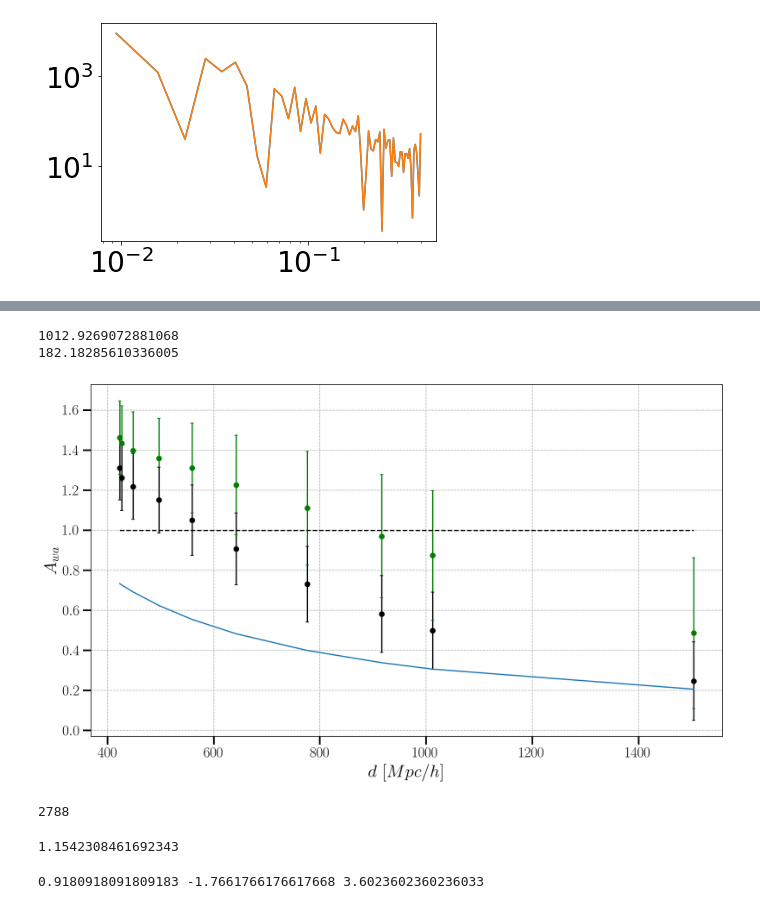
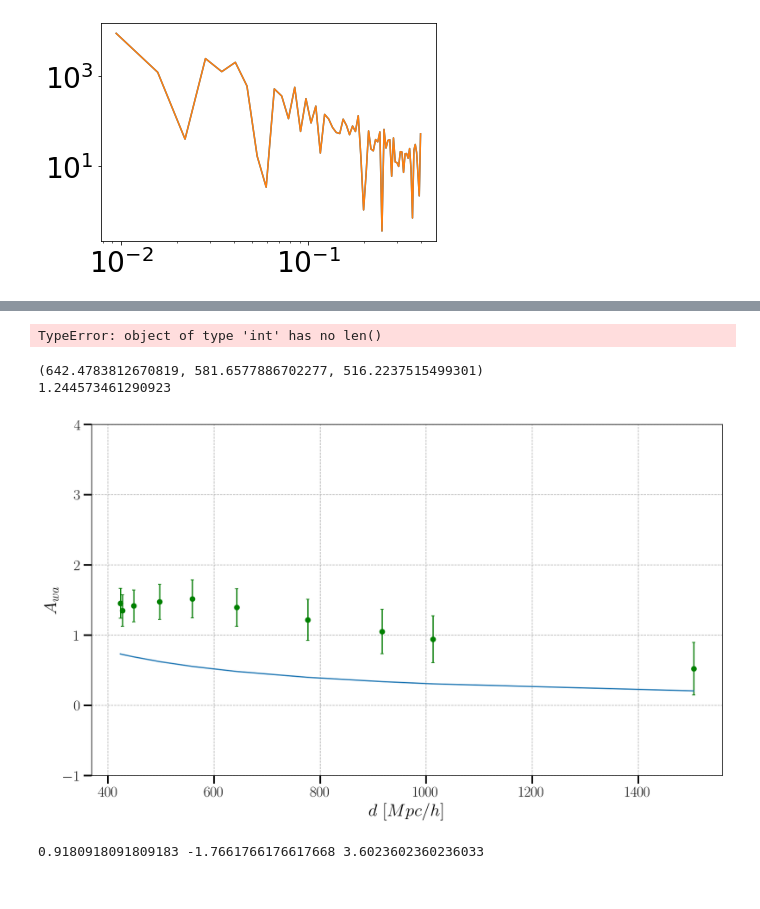
Before and after one commit to craddis1/PkBk, a Jupyter notebook: Notebooks/run_pk.ipynb, the cells around one changed output, grey strips where cells are left out. Drawn from its saved outputs; the diff is of its cells as text; code cells hidden in the pictures.

```diff
--- a/Notebooks/run_pk.ipynb
+++ b/Notebooks/run_pk.ipynb
@@ -239,3 +244,11 @@ Pk_avg,Pk_err,Pk_std = avg_err(pk)
+# %%
+
+sigma = 5
+key = '400'
+use_d = 420
+test=get_chi(1,0,pk_dipo_dfog_wa(k_est,sigma,use_d,0).imag[0:6],Pk_avg[key]['l=1,t=0'].imag[0:6],Pk_std[key]['l=1,t=0'][0:6])
+# %% [output]
+TypeError: object of type 'int' has no len()
 # %%
 def get_chi(A_wa,PP_th,wa_th,data_mean,data_err):
     """calculate chi squared for data..."""
@@ -264,40 +277,42 @@ def get_avg_dist(obs_pos):
     x_unorm , y_unorm , z_unorm = np.meshgrid(conf_space-obs_pos[0], conf_space-obs_pos[1], conf_space-obs_pos[2],indexing='ij')
     conf_norm = np.sqrt(x_unorm**2 + y_unorm**2 + z_unorm**2) # make a unit vector - normalise
     ds = np.where(conf_norm==0,1,conf_norm)
-    return 1/np.mean(1/ds)
+    return 1/np.mean((1/ds)),(1/np.mean((1/ds**2)))**(1/2),(1/np.mean((1/ds**3)))**(1/3)
 
-print(get_avg_dist((500,500,-500)))
+ddd= get_avg_dist((500,500,-100))
+print(ddd)
+print(ddd[0]/ddd[2])
 
 #print(np.sqrt(1000**2+250**2+250**2))
-print((1000**3)/(4*np.pi *(1060**2-500**2)/2))
+#print((1000**3)/(4*np.pi *(1060**2-500**2)/2))
 #print(1000**3)
 # %% [output]
-1012.9269072881068
-182.18285610336005
+(642.4783812670819, 581.6577886702277, 516.2237515499301)
+1.244573461290923
 # %%
 A_wa = np.linspace(-20,20,10000) #define A_wa sampling
 field_list = ['Cen','400','250','100','0','-100','-250','-400','-500','-1000']
 d_arr = np.array([0,100,250,400,500,600,750,900,1000,1500])
-d_arr_avg = np.zeros_like(d_arr)
+d_arr_avg = np.zeros((3,len(d_arr)))
 for i,dd in enumerate(d_arr):
     obs_pos = (500,500,500-dd)
-    d_arr_avg[i] = get_avg_dist(obs_pos)
+    d_arr_avg[:,i] = get_avg_dist(obs_pos)
 #obs_pos_list = []
 # %%
 def get_best_fit():#pp_th,pp_wa,est_pk,est_std
-    sigma = 2.5
+    sigma = 5
     #t=0
     A_arr = np.zeros(len(field_list))
     A_arr_err = np.zeros(len(field_list))
     for i,key in enumerate(field_list):
 
-        use_d = d_arr_avg[i] #d_arr_avg[i]
+        use_d,use_d2,use_d3 = d_arr_avg[:,i] #d_arr_avg[i]
         use_ks = 6
-        min_ks = 2
-        #like_test = get_likelihood(A_wa,0,pk_dipo_dfog_wa(k_est,sigma,use_d,0).imag[min_ks:use_ks],Pk_avg[key]['l=1,t=0'].imag[min_ks:use_ks],Pk_std[key]['l=1,t=0'][min_ks:use_ks])
-        #like_test = get_likelihood(A_wa,pk_quad_dfog(k_est,sigma)[min_ks:use_ks], pk_quad_dfog_wa(k_est,sigma,use_d,t).real[min_ks:use_ks],Pk_avg[key]['l=2,t=0'].real[min_ks:use_ks],Pk_std[key]['l=2,t=0'][min_ks:use_ks])
-        like_test = get_likelihood(A_wa,0,pk_octo_dfog_wa(k_est,sigma,use_d,0).imag[min_ks:use_ks],Pk_avg[key]['l=3,t=0'].imag[min_ks:use_ks],Pk_std[key]['l=3,t=0'][min_ks:use_ks])
-        #like_test = get_likelihood(A_wa,pk_hexa_dfog(k_est,sigma)[min_ks:use_ks], pk_hexa_dfog_wa(k_est,sigma,use_d,t).real[min_ks:use_ks],Pk_avg[key]['l=4,t=0'].real[min_ks:use_ks],Pk_std[key]['l=4,t=0'][min_ks:use_ks])
+        min_ks = 0
+        #like_test = get_likelihood(A_wa,0,pk_dipo_dfog_wa(k_est,sigma,use_d,0).imag[min_ks:use_ks]+pk_dipo_3(k_est,use_d3,0).imag[min_ks:use_ks],Pk_avg[key]['l=1,t=0'].imag[min_ks:use_ks],Pk_std[key]['l=1,t=0'][min_ks:use_ks])
+        like_test = get_likelihood(A_wa,pk_quad_dfog(k_est,sigma)[min_ks:use_ks], pk_quad_dfog_wa(k_est,sigma,use_d2,t).real[min_ks:use_ks],Pk_avg[key]['l=2,t=0'].real[min_ks:use_ks],Pk_std[key]['l=2,t=0'][min_ks:use_ks])
+        #like_test = get_likelihood(A_wa,0,pk_octo_dfog_wa(k_est,sigma,use_d,0).imag[min_ks:use_ks]+pk_octo_3(k_est,use_d3,0).imag[min_ks:use_ks],Pk_avg[key]['l=3,t=0'].imag[min_ks:use_ks],Pk_std[key]['l=3,t=0'][min_ks:use_ks])
+        #like_test = get_likelihood(A_wa,pk_hexa_dfog(k_est,sigma)[min_ks:use_ks], pk_hexa_dfog_wa(k_est,sigma,use_d2,t).real[min_ks:use_ks],Pk_avg[key]['l=4,t=0'].real[min_ks:use_ks],Pk_std[key]['l=4,t=0'][min_ks:use_ks])
 
         #combine everything...
         pp_pk = np.concatenate((np.zeros(use_ks-min_ks),pk_quad_dfog(k_est,sigma)[min_ks:use_ks],np.zeros(use_ks-min_ks),pk_hexa_dfog(k_est,sigma)[min_ks:use_ks]))
@@ -311,23 +326,23 @@ def get_best_fit():#pp_th,pp_wa,est_pk,est_std
         A_arr_err[i] = np.abs(A_arr[i]-A_wa[low_lim])
     return A_arr,A_arr_err
 
-A_arr3,A_arr_err3 = get_best_fit()
+A_arr2,A_arr_err2 = get_best_fit()
 # %%
 plt.figure(figsize=(14,8))
-#plt.errorbar(d_arr_avg,A_arr1,yerr=A_arr_err1,fmt ='o',linestyle='none',capsize=2,color='blue')
-#plt.errorbar(d_arr_avg,A_arr2,yerr=A_arr_err2,fmt ='o',linestyle='none',capsize=2,color='red')
-plt.errorbar(d_arr_avg,A_arr3,yerr=A_arr_err3,fmt ='o',linestyle='none',capsize=2,color='green')
-#plt.errorbar(d_arr_avg,A_arr4,yerr=A_arr_err4,fmt ='o',linestyle='none',capsize=2,color='orange')
+#plt.errorbar(d_arr_avg[0],A_arr1,yerr=A_arr_err1,fmt ='o',linestyle='none',capsize=2,color='blue')
+#plt.errorbar(d_arr_avg[1],A_arr2,yerr=A_arr_err2,fmt ='o',linestyle='none',capsize=2,color='red')
+plt.errorbar(d_arr_avg[0],A_arr3,yerr=A_arr_err3,fmt ='o',linestyle='none',capsize=2,color='green')
+#plt.errorbar(d_arr_avg[1],A_arr4,yerr=A_arr_err4,fmt ='o',linestyle='none',capsize=2,color='orange')
 
-plt.errorbar(d_arr_avg,A_arr,yerr=A_arr_err,fmt ='o',linestyle='none',capsize=2,color='black')
-plt.plot(d_arr_avg, np.ones_like(d_arr_avg),color='black',linestyle='--')
-plt.plot(d_arr_avg, np.ones_like(d_arr_avg)*310/d_arr_avg)
+#plt.errorbar(d_arr_avg,A_arr,yerr=A_arr_err,fmt ='o',linestyle='none',capsize=2,color='black')
+#plt.plot(d_arr_avg[1], np.ones_like(d_arr_avg[1]),color='black',linestyle='--')
+plt.plot(d_arr_avg[0], np.ones_like(d_arr_avg[0])*310/d_arr_avg[0])
 #plt.plot(d_arr, 1000**2/(d_arr_avg)**2 /np.pi)
 #plt.yscale('log')
-#plt.ylim(-1,4)
+plt.ylim(-1,4)
 plt.grid(ls='--',lw=0.75)
 plt.ylabel('$A_{wa}$')
 plt.xlabel(' $d \ [Mpc/h]$')
 plt.savefig('Quad_A_wa',dpi=400,bbox_inches='tight')
 # %% [output]
-[figure, old version]
+[figure, new version]
@@ -348,12 +349,3 @@ def pk_dipo_dfog_wa(kk,sigma,d,t):
-# %%
-print(np.argmin(get_chi(A_wa,pk_quad_dfog(k_est,sigma)[:5],pk_quad_dfog_wa(k_est,sigma,560,0)[:5],Pk_avg['PP']['l=2,t=0'].real[:5],Pk_std['PP']['l=2,t=0'][:5])))
-#print(np.min(get_chi(A_wa,pk_quad_dfog(k_est,sigma)[:5],pk_quad_dfog_wa(k_est,sigma,560,0)[:5],Pk_avg['0']['l=2,t=0'].real[:5],Pk_std['0']['l=2,t=0'][:5])))
-# %% [output]
-2788
-# %%
-print(A_wa[2788])
-# %% [output]
-1.1542308461692343
 # %%
 #so for quad...
 #likelihood2 = get_likelihood(A_wa,pk_quad_dfog(k_est,sigma)[:5],0,Pk_avg['PP']['l=2,t=0'].real[:5],Pk_std['PP']['l=2,t=0'][:5])
```
Also changed, not shown: parts of 23 cells of this notebook, 5 other files.
